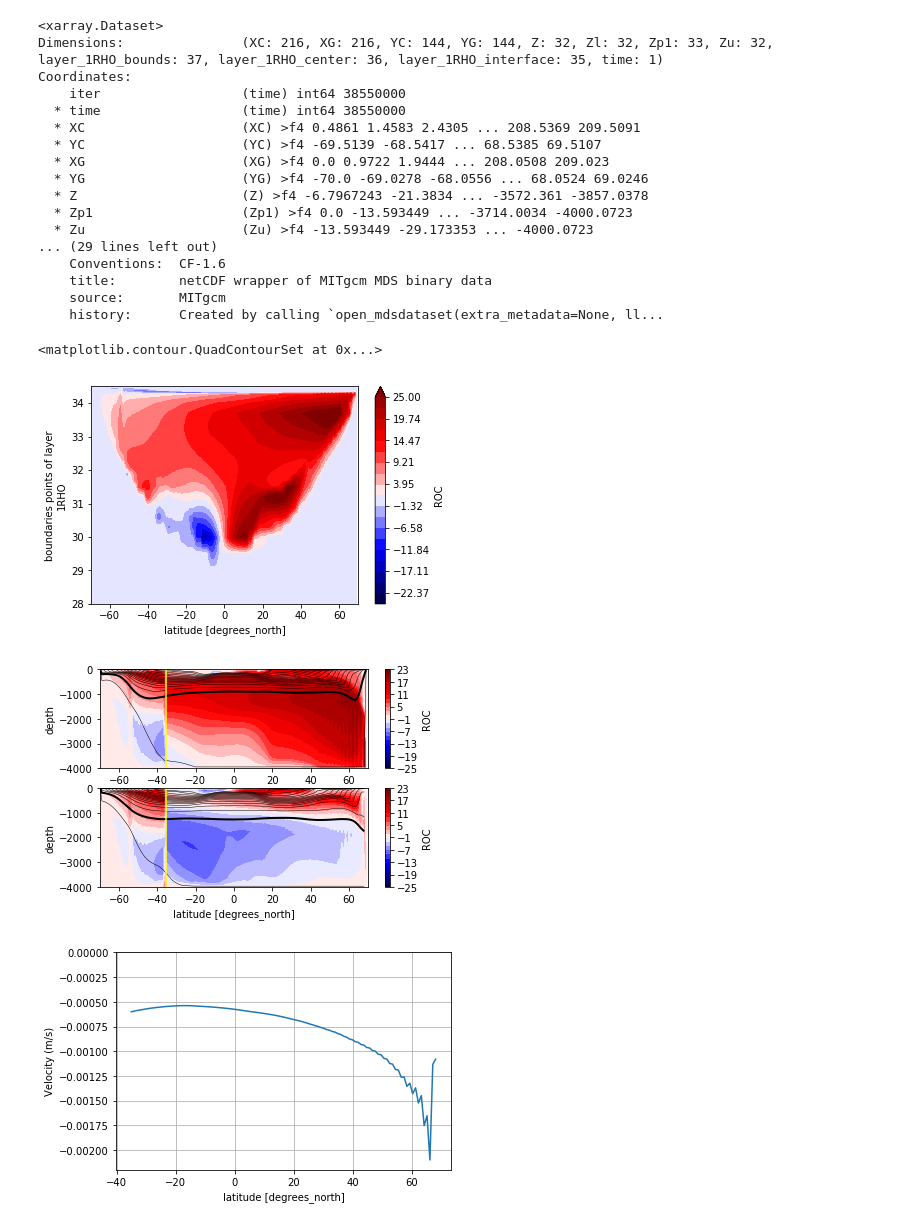
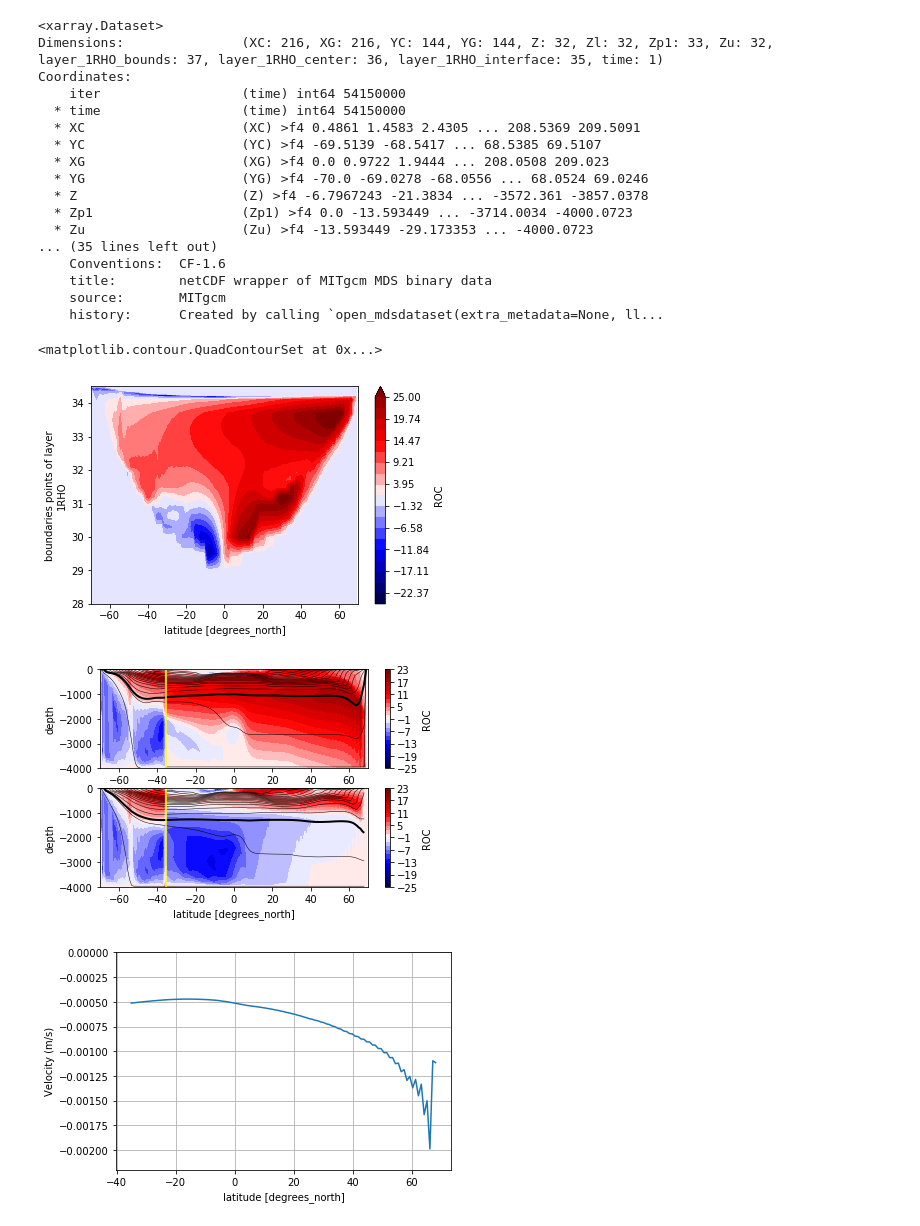
Before and after one commit to cspencerjones/tracers_two_basin, a Jupyter notebook: layers.ipynb, the cells around one changed output. Cells and saved outputs as stored; diff of their text form; code cells hidden in the pictures.

```diff
--- a/layers.ipynb
+++ b/layers.ipynb
@@ -6,8 +6,8 @@ import xarray as xr
 import matplotlib.pyplot as plt
 import numpy as np
 # %%
-datadir='tracer/time_50'
-iters=range(38550000,38600000,150000)
+datadir='tracer/kh_50'
+iters=range(54150000,54300000,150000)
 prefixes=['layersDiags','dyn']
 ds=xmitgcm.open_mdsdataset(datadir,prefix=prefixes,iters=iters)
 grid = xgcm.Grid(ds, periodic=['X'])
@@ -16,8 +16,8 @@ ds
 <xarray.Dataset>
 Dimensions:               (XC: 216, XG: 216, YC: 144, YG: 144, Z: 32, Zl: 32, Zp1: 33, Zu: 32, layer_1RHO_bounds: 37, layer_1RHO_center: 36, layer_1RHO_interface: 35, time: 1)
 Coordinates:
-    iter                  (time) int64 38550000
-  * time                  (time) int64 38550000
+    iter                  (time) int64 54150000
+  * time                  (time) int64 54150000
   * XC                    (XC) >f4 0.4861 1.4583 2.4305 ... 208.5369 209.5091
   * YC                    (YC) >f4 -69.5139 -68.5417 ... 68.5385 69.5107
   * XG                    (XG) >f4 0.0 0.9722 1.9444 ... 208.0508 209.023
@@ -25,7 +25,7 @@ Coordinates:
   * Z                     (Z) >f4 -6.7967243 -21.3834 ... -3572.361 -3857.0378
   * Zp1                   (Zp1) >f4 0.0 -13.593449 ... -3714.0034 -4000.0723
   * Zu                    (Zu) >f4 -13.593449 -29.173353 ... -4000.0723
-... (29 lines left out)
+... (35 lines left out)
     Conventions:  CF-1.6
     title:        netCDF wrapper of MITgcm MDS binary data
     source:       MITgcm
@@ -56,42 +56,41 @@ ROC_pac.name='ROC'
 #b.coords['depth'].plot.contour(levels=42)
 # %% [output]
 <matplotlib.contour.QuadContourSet at 0x...>
-[figure, old version]
+[figure, new version]
 # %%
 fig = plt.figure()
 plt.subplot(2, 1, 1)
 b = ROC_atl.copy()
 b[:,0:35]=ROC_tot[:,0:35].copy()
 b.coords['depth']=-layers_depth_atlmix
 (b/10**6).plot.contourf(x='YG',y='depth',vmin=-25,vmax=25,xlim=(-70,70),ylim=(-4000,0),levels=np.arange(-25,25,2), cmap='seismic')
 layer_1RHO_center_new = xr.DataArray(layers_depth_atl, dims=['layer_1RHO_bounds','YG'], coords={'layer_1RHO_bounds': ds.layer_1RHO_bounds,'YG':ds.YG})
 layer2D,_=(xr.broadcast(-9.81*(ds.layer_1RHO_bounds-35)/1035, ds.YG))
 layer2D.coords['depth']=(-layer_1RHO_center_new)
 layer2D.plot.contour(x='YG',y='depth',levels=np.arange(0,0.04,0.002),colors='black',linewidths=0.5)
-layer2D.plot.contour(x='YG',y='depth',levels=np.arange(0.008,0.4,0.2),colors='black',linewidths=2)
+layer2D.plot.contour(x='YG',y='depth',levels=np.arange(0.0085,0.4,0.2),colors='black',linewidths=2)
 plt.axvline(x=-35.5,color='yellow')
 
 plt.subplot(2, 1, 2)
 b = ROC_pac.copy()
 b[:,0:35]=ROC_tot[:,0:35].copy()
 b.coords['depth']=-layers_depth_pacmix
 (b/10**6).plot.contourf(x='YG',y='depth',vmin=-25,vmax=25,xlim=(-70,70),ylim=(-4000,0),levels=np.arange(-25,25,2),cmap='seismic')
 layer_1RHO_center_new = xr.DataArray(layers_depth_pac, dims=['layer_1RHO_bounds','YG'], coords={'layer_1RHO_bounds': ds.layer_1RHO_bounds,'YG':ds.YG})
 layer2D,_=(xr.broadcast(-9.81*(ds.layer_1RHO_bounds-35)/1035, ds.YG))
 layer2D.coords['depth']=(-layer_1RHO_center_new)
 layer2D=layer2D.where(layer2D.YG<69)
 layer2D.plot.contour(x='YG',y='depth',levels=np.arange(0,0.04,0.002),colors='black',linewidths=0.5)
-layer2D.plot.contour(x='YG',y='depth',levels=np.arange(0.008,0.4,0.2),colors='black',linewidths=2)
+layer2D.plot.contour(x='YG',y='depth',levels=np.arange(0.0085,0.4,0.2),colors='black',linewidths=2)
 plt.axvline(x=-35.5,color='yellow')
-fig.savefig('../ROC.eps', bbox_inches='tight')
+fig.savefig('../tracer_figs/ROC.eps', bbox_inches='tight')
 # %% [output]
-[figure, old version]
+[figure, new version]
 # %%
 fig,ax=plt.subplots(1,1)
-(ds.LaVH1RHO[:,22:-1,36:-1,140:215].sum('layer_1RHO_center')/ds.LaHs1RHO[:,22:-1,36:-1,140:215].sum('layer_1RHO_center')).mean('time').mean('XC').plot()
+(ds.LaVH1RHO[:,21:-1,36:-1,140:215].sum('layer_1RHO_center')/ds.LaHs1RHO[:,21:-1,36:-1,140:215].sum('layer_1RHO_center')).mean('time').mean('XC').plot()
 ax.set_ylabel('Velocity (m/s)')
 ax.set_ylim(-0.0022,0)
 ax.grid(True)
-fig.savefig('../Atl_velocity.eps', bbox_inches='tight')
 # %% [output]
-[figure, old version]
+[figure, new version]
```
Also changed, not shown: parts of 1 cell of this notebook, 1 other file.
